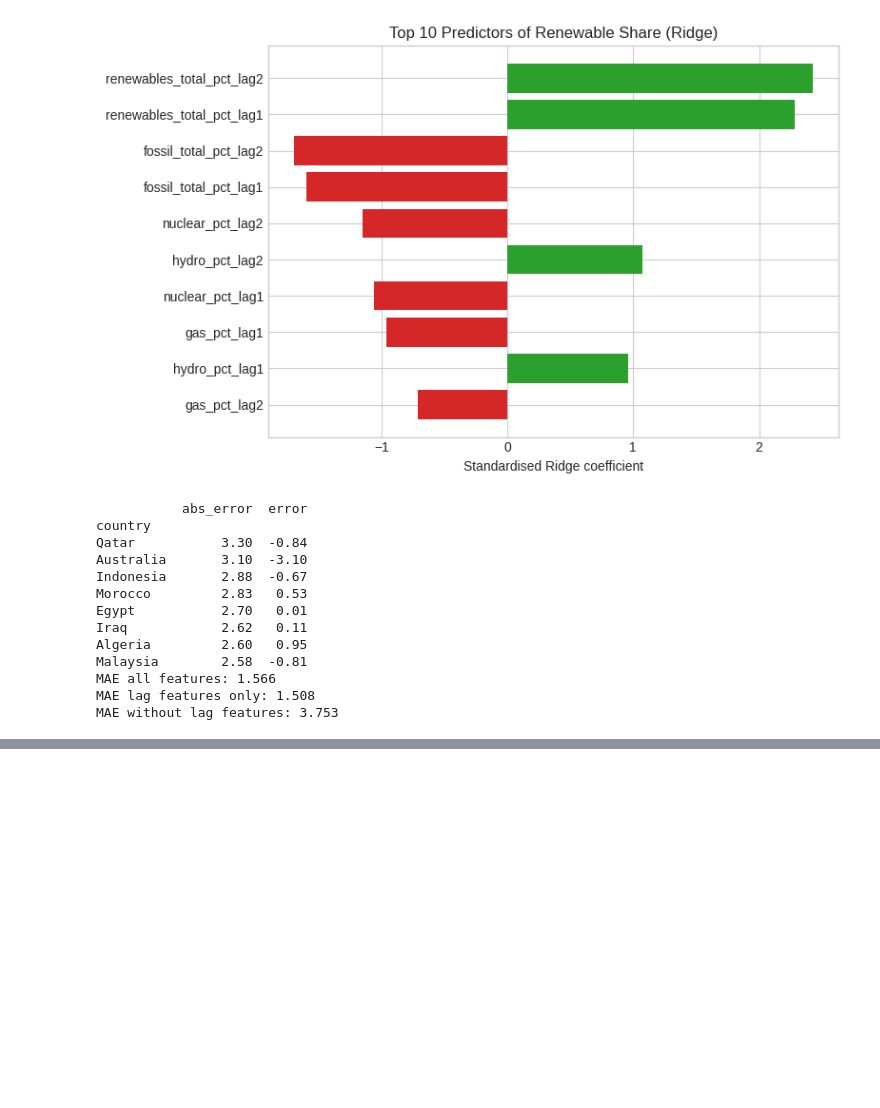
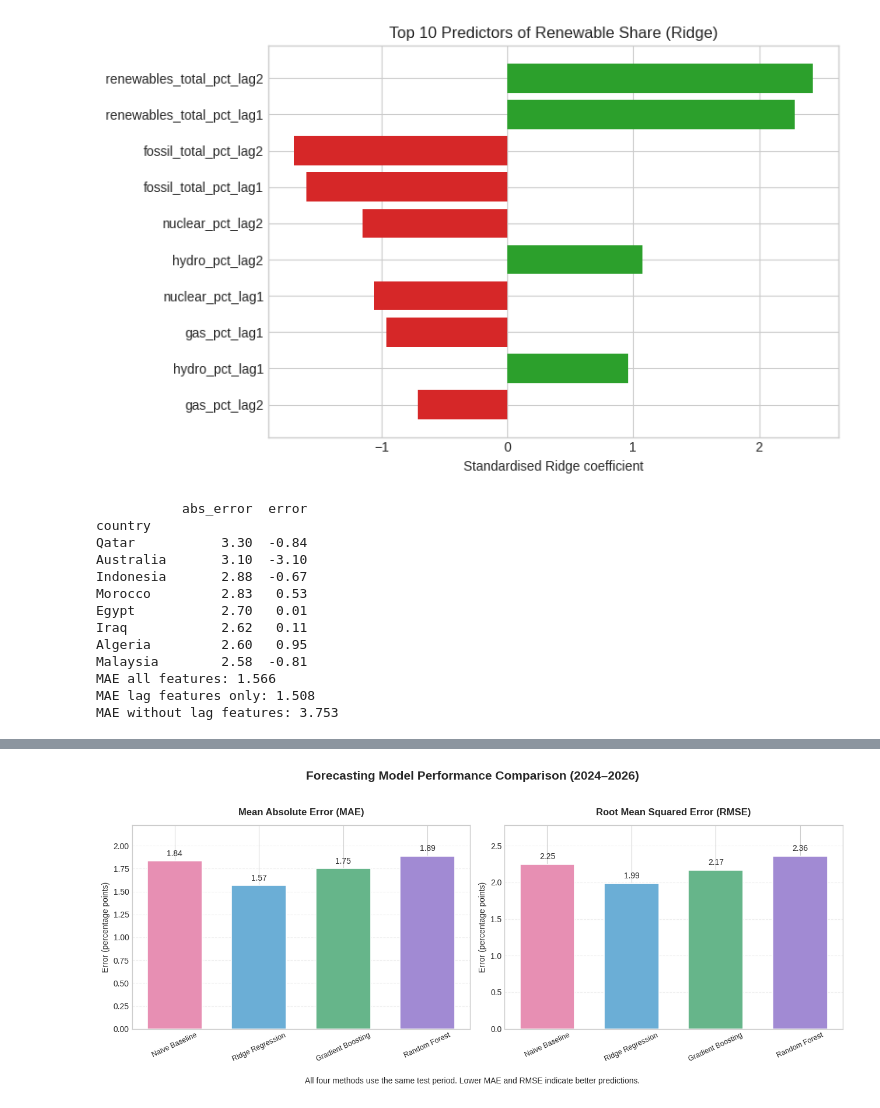
Before and after one commit to BammLNG/Data-Mining, a Jupyter notebook: Model.ipynb, the cells around one changed output, grey strips where cells are left out. Drawn from its saved outputs; the diff is of its cells as text; code cells hidden in the pictures; blank space fills up the shorter version.

```diff
--- a/Model.ipynb
+++ b/Model.ipynb
@@ -223,0 +544,72 @@ MAE without lag features: 3.753
+# %%
+model_order = [
+    "Naive Baseline",
+    "Ridge Regression",
+    "Gradient Boosting",
+    "Random Forest"
+]
+
+plot_df = comparison_df.set_index("Model").loc[model_order]
+
+model_colors = {
+    "Naive Baseline": "#E78FB3",       # Pink
+    "Ridge Regression": "#6BAED6",     # Blue
+    "Gradient Boosting": "#66B58A",    # Green
+    "Random Forest": "#A18AD3"         # Purple
+}
+
+colors = [model_colors[name] for name in model_order]
+
+fig, axes = plt.subplots(1, 2, figsize=(13, 5))
+
+metrics = [
+    ("MAE", "Mean Absolute Error (MAE)"),
+    ("RMSE", "Root Mean Squared Error (RMSE)")
+]
+
+for ax, (metric, title) in zip(axes, metrics):
+    values = plot_df[metric]
+
+    bars = ax.bar(
+        model_order,
+        values,
+        color=colors,
+        width=0.65,
+        edgecolor="white",
+        linewidth=1.2
+    )
+
+    ax.set_title(title, fontsize=12, fontweight="bold", pad=12)
+    ax.set_ylabel("Error (percentage points)")
+    ax.tick_params(axis="x", rotation=25, labelsize=9)
+    ax.grid(axis="y", linestyle="--", alpha=0.3)
+    ax.set_axisbelow(True)
+
+    # Add score labels above each bar
+    ax.bar_label(bars, fmt="%.2f", padding=4, fontsize=10)
+
+    ax.set_ylim(0, max(values) * 1.18)
+
+fig.suptitle(
+    "Forecasting Model Performance Comparison (2024–2026)",
+    fontsize=15,
+    fontweight="bold",
+    y=1.03
+)
+
+fig.text(
+    0.5, -0.04,
+    "All four methods use the same test period. Lower MAE and RMSE indicate better predictions.",
+    ha="center",
+    fontsize=10
+)
+
+plt.tight_layout()
+plt.savefig(
+    "figure6_model_comparison.png",
+    dpi=200,
+    bbox_inches="tight"
+)
+plt.show()
+# %% [output]
+[figure, added]
```
Also changed, not shown: parts of 13 cells of this notebook.
